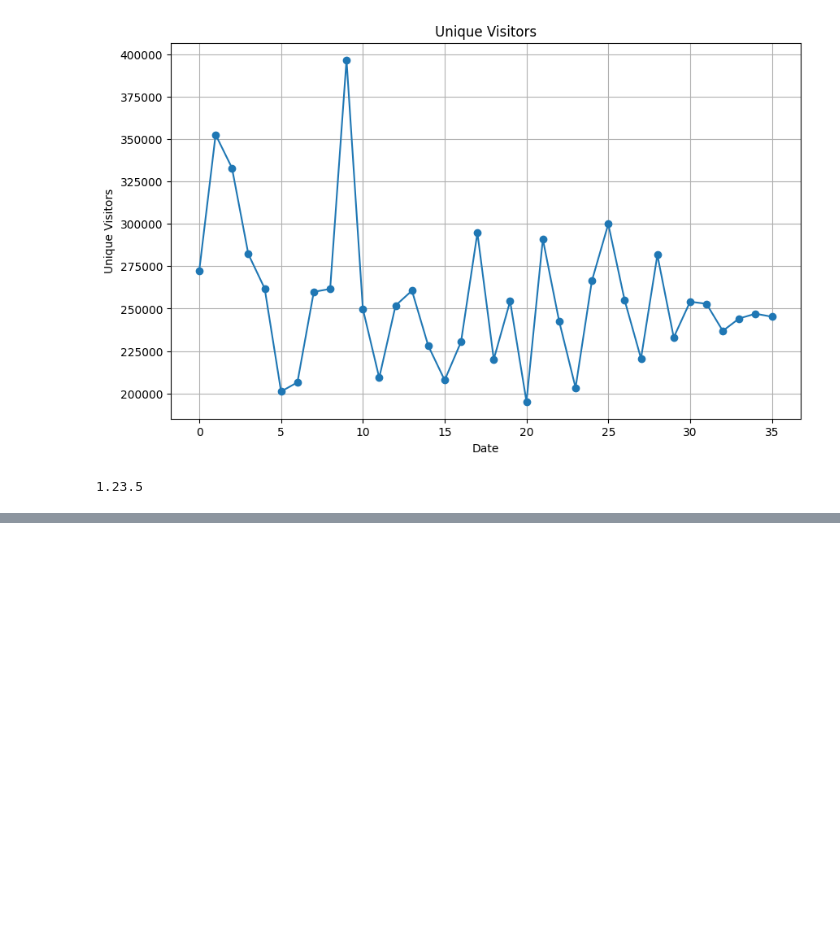
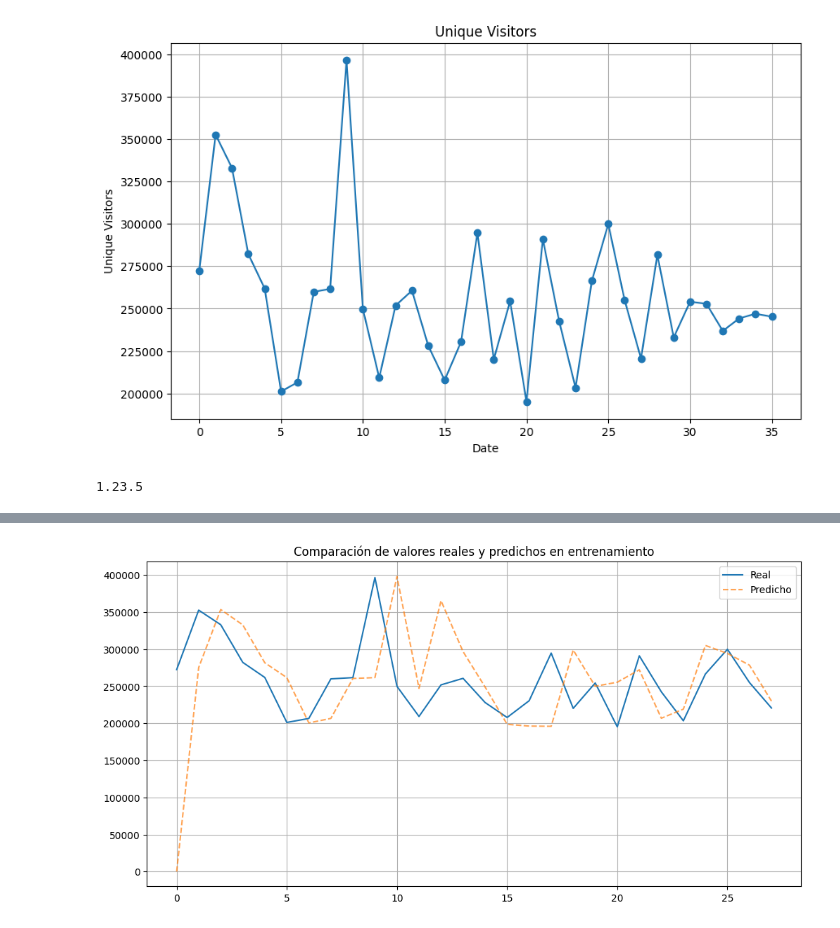
Before and after one commit to josean9/IA-Casos, a Jupyter notebook: notebooks/notebook1_eda.ipynb, the cells around one changed output, grey strips where cells are left out. Cells and saved outputs as stored; diff of their text form; code cells hidden in the pictures; blank space fills up the shorter version.

```diff
--- a/notebooks/notebook1_eda.ipynb
+++ b/notebooks/notebook1_eda.ipynb
@@ -196,0 +204,17 @@ Warnings:
+# %%
+
+# 4. Predicciones en el conjunto de entrenamiento para ver ajuste
+# Usamos dynamic=False para que use los valores reales como historia inicial
+train['predicted'] = sarima_result.predict(start=train.index[0], end=train.index[-1], dynamic=False)
+
+# 5. Gráfico de valores reales vs predichos
+plt.figure(figsize=(12, 6))
+plt.plot(train.index, train['Unique_visitors'], label='Real')  # Especificamos los índices en el plot
+plt.plot(train.index, train['predicted'], label='Predicho', alpha=0.7, linestyle='--')
+plt.legend()
+plt.title('Comparación de valores reales y predichos en entrenamiento')
+plt.grid(True)
+plt.show()
+plt.show()
+# %% [output]
+[figure, added]
```
Also changed, not shown: parts of 17 cells of this notebook.
